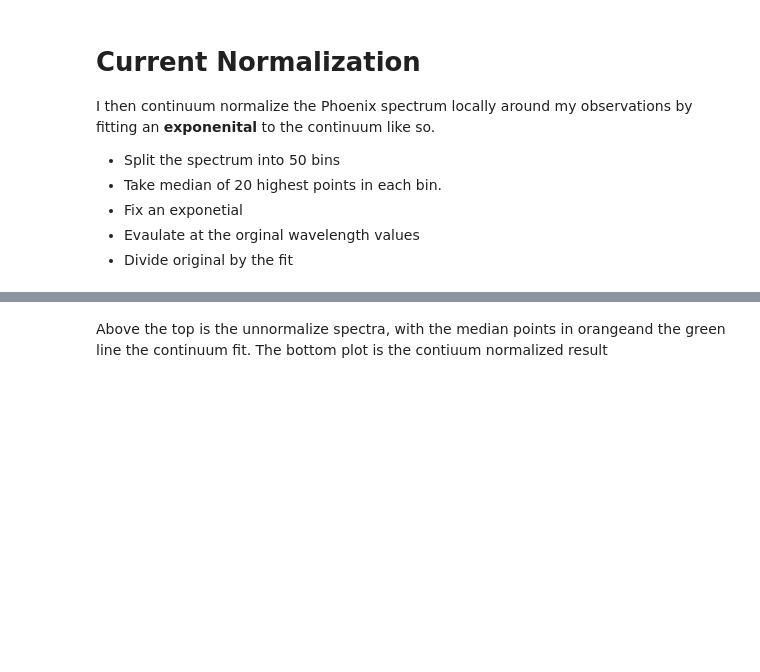
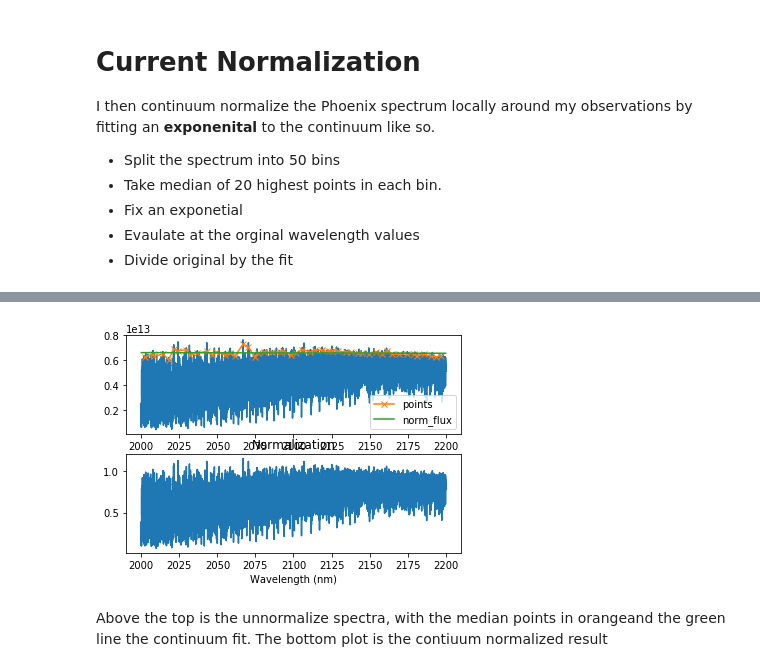
Before and after one commit to jason-neal/companion_simulations, a Jupyter notebook: Notebooks/Spectrum_Normalizations.ipynb, the cells around one changed output, grey strips where cells are left out. Cells and saved outputs as stored; diff of their text form; code cells hidden in the pictures; blank space fills up the shorter version.

```diff
--- a/Notebooks/Spectrum_Normalizations.ipynb
+++ b/Notebooks/Spectrum_Normalizations.ipynb
@@ -136,4 +158,10 @@ host_cont = local_normalization(wav_model, host_f, splits=50, method="exponentia
 # %%
-comp_cont = local_normalization(wav_model, comp_f, splits=50, method="exponential", plot=True)
+#comp_cont = local_normalization(wav_model, comp_f, splits=50, method="exponential", plot=True)
+
+comp_continuum = continuum(wav_model, comp_f, splits=50, method="exponential", plot=True)
+
+comp_cont = comp_f / comp_continuum
+# %% [output]
+[figure, added]
 # %% [markdown]
 Above the top is the unnormalize spectra, with the median points in orangeand the green line the continuum fit. The bottom plot is the contiuum normalized result
```
Also changed, not shown: parts of 22 cells of this notebook, 1 other file.
